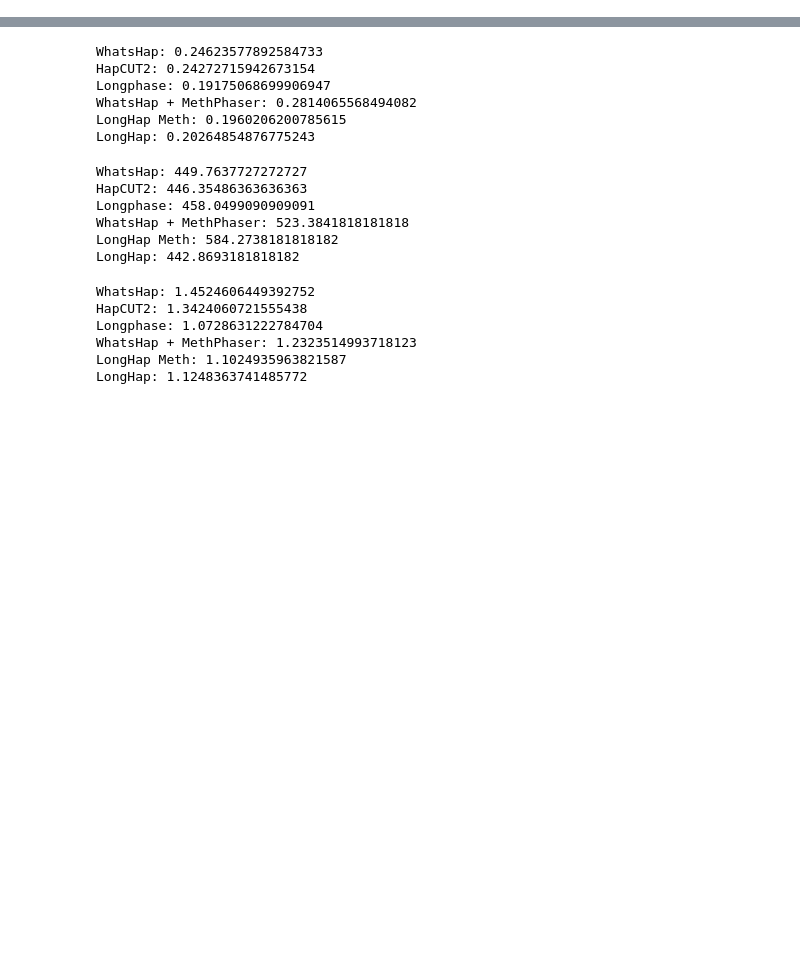
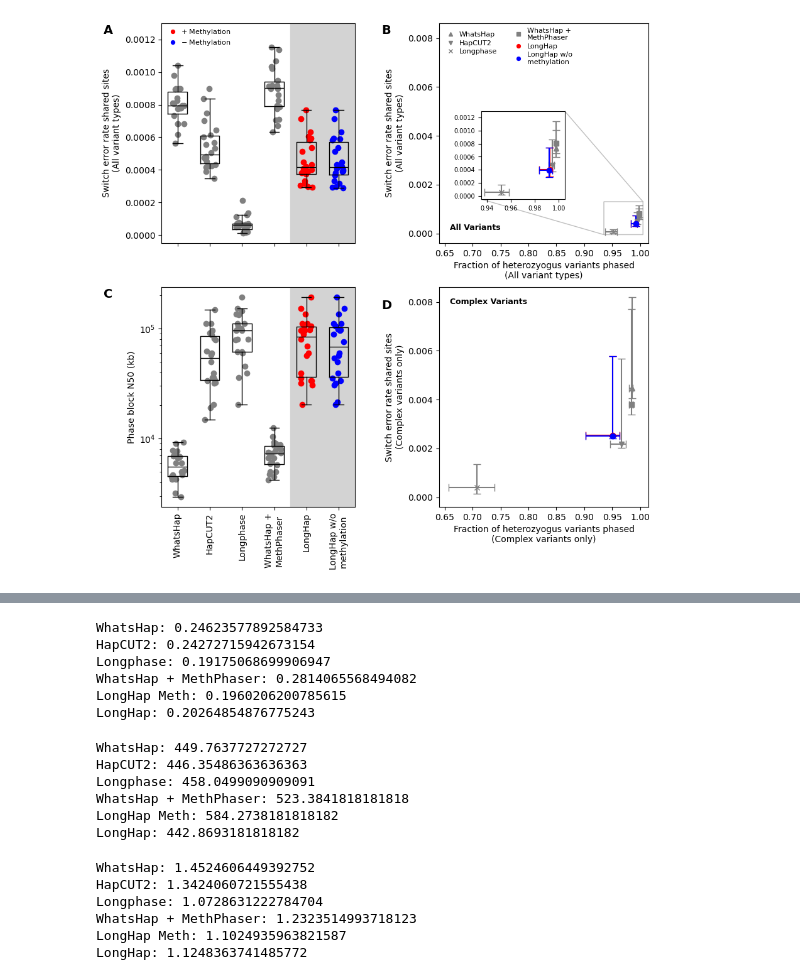
Before and after one commit to AkeyLab/LongHap, a Jupyter notebook: benchmarking/benchmark_longhap.ipynb, the cells around one changed output, grey strips where cells are left out. Drawn from its saved outputs; the diff is of its cells as text; code cells hidden in the pictures; blank space fills up the shorter version.

Commit message:
updated figures

```diff
--- a/benchmarking/benchmark_longhap.ipynb
+++ b/benchmarking/benchmark_longhap.ipynb
@@ -126,46 +126,95 @@ def plot_fraction_phased_vs_error_rate(eval_dict, stats_dict, tools, xlabel, yla
         handles.append(Line2D([0], [0], ls='', marker=markers[tool], color=colors[tool], label=tool_name))
         ax.errorbar(total_phased / total_var, total_error / total_phased, xerr=xerr, yerr=yerr,
                    color=colors[tool], marker=markers[tool], label=tool_name, capsize=4)
-    ax.legend(handles=handles, loc='upper left', markerscale=0.7, frameon=False, labelspacing=0.3,
-             borderpad=0.1, handletextpad=0.3, fontsize=8, ncol=legend_col)
+    if legend_col > 0:
+        ax.legend(handles=handles, loc='upper left', markerscale=0.7, frameon=False, labelspacing=0.3,
+                 borderpad=0.1, handletextpad=0.3, fontsize=8, ncol=legend_col)
     ax.set_xlabel(xlabel)
     ax.set_ylabel(ylabel)
     return ax
 
 
-fig = plt.figure(figsize=(15, 4))
-gs = fig.add_gridspec(nrows=1, ncols=37)
-ax0 = fig.add_subplot(gs[0, :10])
-ax1 = fig.add_subplot(gs[0, 13:23])
-ax2 = fig.add_subplot(gs[0, 27:37])
+fig = plt.figure(figsize=(10, 10))
+gs = fig.add_gridspec(nrows=2, ncols=30)
+ax0 = fig.add_subplot(gs[0, :12])
+ax1 = fig.add_subplot(gs[0, 17:])
+ax2 = fig.add_subplot(gs[1, :12])
+ax3 = fig.add_subplot(gs[1, 17:], sharey=ax1, sharex=ax1)
 
 ax0 = make_box_plot(eval_dict, tools, colors, 'all_switch_rate',
                       'Switch error rate shared sites\n(All variant types)', ax=ax0)
-ax0.annotate("A", (-0.35, 0.95), xycoords=ax0.transAxes, fontsize=14, fontweight='bold')
+ax0.annotate("A", (-0.3, 0.95), xycoords=ax0.transAxes, fontsize=14, fontweight='bold')
 ax0.axvspan(3.5, 5.5, color='lightgrey', zorder=0)
 handles = [Line2D([0], [0], color='red', ls='', marker='o', label=r'$+$ Methylation'),
            Line2D([0], [0], color='blue', ls='', marker='o', label=r'$-$ Methylation')]
 ax0.legend(handles=handles, loc='upper left', markerscale=0.7, frameon=False, labelspacing=0.3,
          borderpad=0.1, handletextpad=0.2, fontsize=8, ncol=1)
-ax0.set_xticklabels(['WhatsHap', 'HapCUT2', 'Longphase', "WhatsHap +\nMethPhaser",
-                       'LongHap', 'LongHap w/o\nmethylation'])
-# ax0.set_ylim([-0.00005, 0.0013])
-# ax0.set_yscale('log')
+ax0.set_xticklabels([])
+# Hifi
+# ax0.set_ylim([0.00125, 0.00375])
+# ax0.set_yticks(np.arange(0.0015, 0.00375, 0.0005))
+
+#ONT
+# ax0.set_ylim([0.0003, 0.00195])
+# ax0.set_yticks(np.arange(0.0005, 0.00195, 0.00025))
+
+#ULONT
+ax0.set_ylim([-0.00005, 0.0013])
 
 
-ax1 = make_box_plot(stats_dict, tools, colors, 'block_n50', 'Phase block N50 (kb)', 1000, ax=ax1)
+# ax0.set_xticklabels(['WhatsHap', 'HapCUT2', 'Longphase', "WhatsHap +\nMethPhaser",
+#                        'LongHap', 'LongHap w/o\nmethylation'])
+
+
+plot_fraction_phased_vs_error_rate(eval_dict, stats_dict, tools,
+                                           "Fraction of heterozyogus variants phased\n(All variant types)",
+                                           "Switch error rate shared sites\n(All variant types)", ax=ax1,
+                                   legend_col=2)
+
 ax1.annotate("B", (-0.275, 0.95), xycoords=ax1.transAxes, fontsize=14, fontweight='bold')
-ax1.axvspan(3.5, 5.5, color='lightgrey', zorder=0)
-ax1.set_xticklabels(['WhatsHap', 'HapCUT2', 'Longphase', "WhatsHap +\nMethPhaser",
+
+ax_inset = ax1.inset_axes([0.2, 0.2, 0.4, 0.4])
+plot_fraction_phased_vs_error_rate(eval_dict, stats_dict, tools,
+                                   "",
+                                   "", ax=ax_inset,
+                                   legend_col=0)
+ax_inset.tick_params(labelsize=7)
+ax1.indicate_inset_zoom(ax_inset, edgecolor="grey")
+
+# Hifi
+# ax_inset.set_ylim([0.00125, 0.00375])
+# ax_inset.set_yticks(np.arange(0.0015, 0.00375, 0.0005))
+# ax_inset.set_xlim([0.965, 1.005])
+# ONT
+# ax_inset.set_ylim([0.0003, 0.00195])
+# ax_inset.set_yticks(np.arange(0.0005, 0.00195, 0.00025))
+# ax_inset.set_xlim([0.935, 1.005])
+#ULONT
+ax_inset.set_ylim([-0.00005, 0.0013])
+ax_inset.set_xlim([0.935, 1.005])
+
+
+
+
+ax2 = make_box_plot(stats_dict, tools, colors, 'block_n50', 'Phase block N50 (kb)', 1000, ax=ax2)
+ax2.annotate("C", (-0.3, 0.95), xycoords=ax2.transAxes, fontsize=14, fontweight='bold')
+ax2.axvspan(3.5, 5.5, color='lightgrey', zorder=0)
+ax2.set_xticklabels(['WhatsHap', 'HapCUT2', 'Longphase', "WhatsHap +\nMethPhaser",
                        'LongHap', 'LongHap w/o\nmethylation'])
-# ax1.set_yscale('log')
+# UL-ONT
+ax2.set_yscale('log')
 
-ax2 = plot_fraction_phased_vs_error_rate(eval_complex_dict, stats_complex_dict, tools,
-                                           "Fraction of heterozyogus variants phased\n(All complex variants)",
-                                           "Switch error rate all sites\n(Complex variants only)",
-                                         legend_col=2, ax=ax2)
-ax2.annotate("C", (-0.28, 0.95), xycoords=ax2.transAxes, fontsize=14, fontweight='bold')
+ax3 = plot_fraction_phased_vs_error_rate(eval_complex_dict, stats_complex_dict, tools,
+                                           "Fraction of heterozyogus variants phased\n(Complex variants only)",
+                                           "Switch error rate shared sites\n(Complex variants only)",
+                                         legend_col=0, ax=ax3)
+ax3.annotate("D", (-0.275, 0.90), xycoords=ax3.transAxes, fontsize=14, fontweight='bold')
+ax3.text(0.05, 0.95, 'Complex Variants', fontdict={'fontsize': 9, 'fontweight': 'bold'},
+         transform=ax3.transAxes, ha='left', va='top')
+ax1.text(0.05, 0.05, 'All Variants', fontdict={'fontsize': 9, 'fontweight': 'bold'},
+         transform=ax1.transAxes, ha='left', va='bottom')
 # ax[2].axvspan(3.5, 5.5, color='lightgrey', zorder=0)
 # ax[2].set_xticklabels(['WhatsHap', 'HapCUT2', 'Longphase', "WhatsHap +\nMethPhaser",
 #                        'LongHap', 'LongHap w/o\nmethylation'])
 fig.savefig(f'benchmark_{seq_tech}.png', bbox_inches='tight', dpi=600)
+# %% [output]
@@ -171,0 +239 @@ fig.savefig(f'benchmark_{seq_tech}.png', bbox_inches='tight', dpi=600)
+[figure, added]
```
Also changed, not shown: parts of 14 cells of this notebook, 5 other files.
